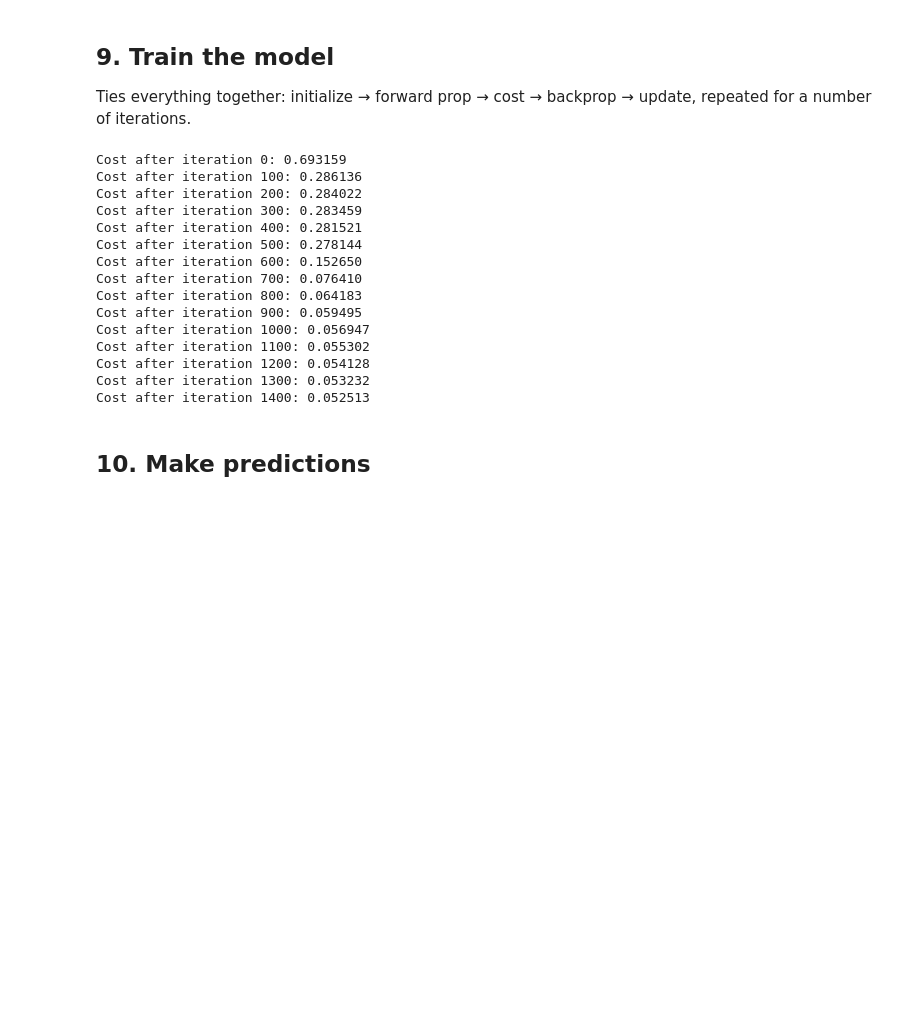
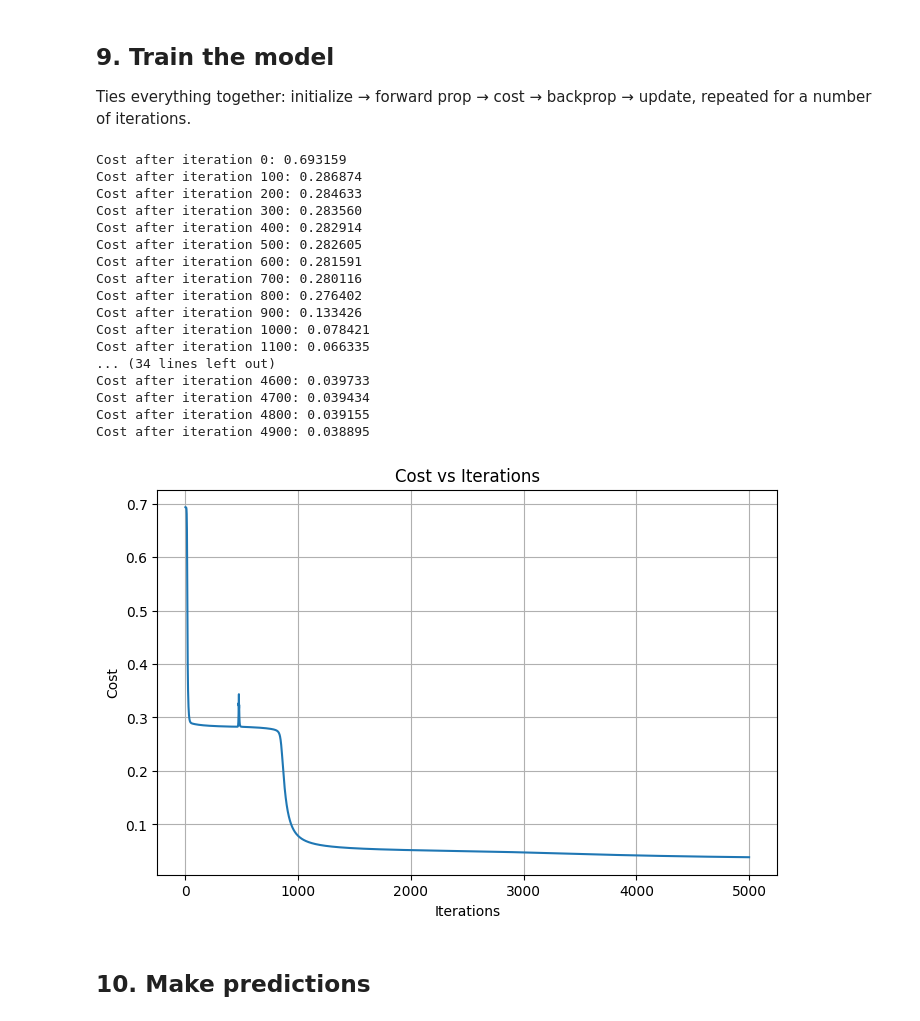
Before and after one commit to Shazal55/ML_Journey, a Jupyter notebook: Moon_Single_Layer_Neural_Network/model.ipynb, the cells around one changed output. Cells and saved outputs as stored; diff of their text form; code cells hidden in the pictures; blank space fills up the shorter version.

Commit message:
Added cost curve and calcuated accuracy

```diff
--- a/Moon_Single_Layer_Neural_Network/model.ipynb
+++ b/Moon_Single_Layer_Neural_Network/model.ipynb
@@ -280,34 +280,48 @@ def single_layer_nn(X,Y,n_h,iterations):
     np.random.seed(42)
     n_x = layer_size(X,Y)[0]
     n_y =  layer_size(X,Y)[2]
-    alpha = 1.5
+    alpha = 1.2
     parameters = initialize_parameters(n_x,n_h,n_y)
+    cost_histroy = []
     for i in range(0,iterations):
         cache,A2 = forward_propagation(X,parameters)
         cost = find_cost(A2,Y)
+        cost_histroy.append(cost)
         grads = back_propagation(parameters,cache,X,Y)
         parameters = update_params(parameters,grads,learning_rate=alpha)
         if i % 100 == 0:
             print ("Cost after iteration %i: %f" %(i, cost))
-    return parameters
+    return parameters,cost_histroy
 # %%
-parameters = single_layer_nn(X,Y,n_h,1500)
+parameters,cost_history = single_layer_nn(X,Y,n_h,5000)
 # %% [output]
 Cost after iteration 0: 0.693159
-Cost after iteration 100: 0.286136
-Cost after iteration 200: 0.284022
-Cost after iteration 300: 0.283459
-Cost after iteration 400: 0.281521
-Cost after iteration 500: 0.278144
-Cost after iteration 600: 0.152650
-Cost after iteration 700: 0.076410
-Cost after iteration 800: 0.064183
-Cost after iteration 900: 0.059495
-Cost after iteration 1000: 0.056947
-Cost after iteration 1100: 0.055302
-Cost after iteration 1200: 0.054128
-Cost after iteration 1300: 0.053232
-Cost after iteration 1400: 0.052513
+Cost after iteration 100: 0.286874
+Cost after iteration 200: 0.284633
+Cost after iteration 300: 0.283560
+Cost after iteration 400: 0.282914
+Cost after iteration 500: 0.282605
+Cost after iteration 600: 0.281591
+Cost after iteration 700: 0.280116
+Cost after iteration 800: 0.276402
+Cost after iteration 900: 0.133426
+Cost after iteration 1000: 0.078421
+Cost after iteration 1100: 0.066335
+... (34 lines left out)
+Cost after iteration 4600: 0.039733
+Cost after iteration 4700: 0.039434
+Cost after iteration 4800: 0.039155
+Cost after iteration 4900: 0.038895
+# %%
+plt.figure(figsize=(8,5))
+plt.plot(cost_history)
+plt.xlabel("Iterations")
+plt.ylabel("Cost")
+plt.title("Cost vs Iterations")
+plt.grid(True)
+plt.show()
+# %% [output]
+[figure, added]
 # %% [markdown]
 ## 10. Make predictions
 # %%
```
Also changed, not shown: parts of 3 cells of this notebook.
